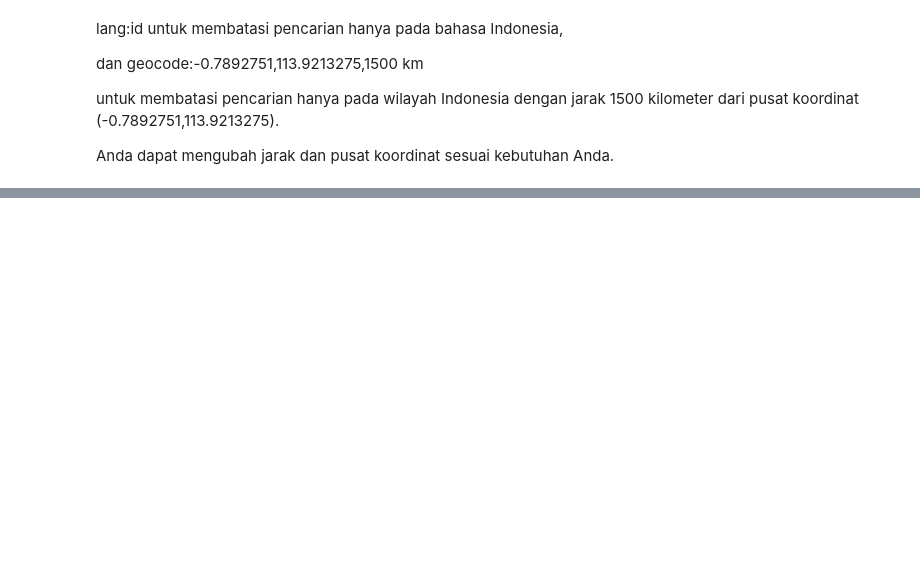
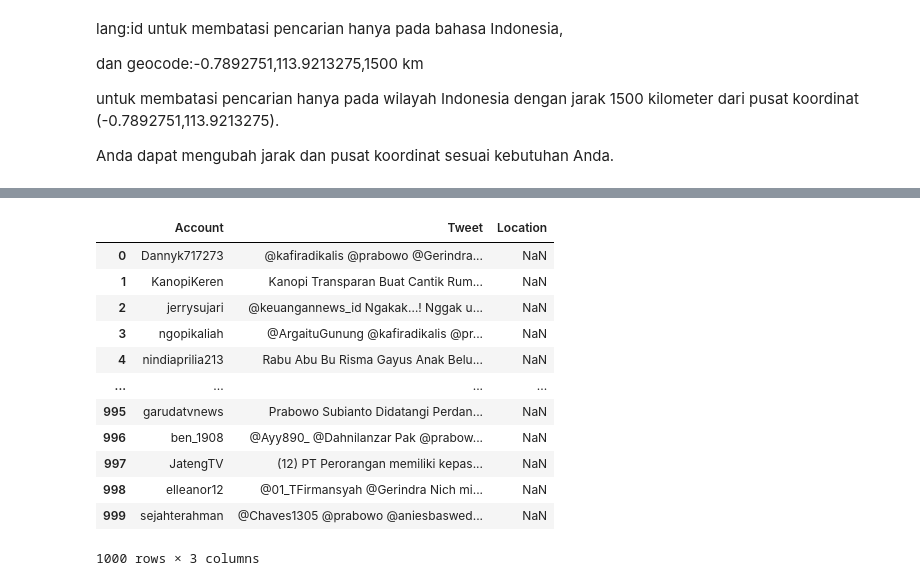
Before and after one commit to khikisb/prosaindata, a Jupyter notebook: _sources/tugas-prosaindata/Twitter.ipynb, the cells around one changed output, grey strips where cells are left out. Saved outputs shown, nothing was run; the diff lists cells and outputs as text; code cells hidden in the pictures; blank space fills up the shorter version.

```diff
--- a/_sources/tugas-prosaindata/Twitter.ipynb
+++ b/_sources/tugas-prosaindata/Twitter.ipynb
@@ -57,0 +61,21 @@ Anda dapat mengubah jarak dan pusat koordinat sesuai kebutuhan Anda.
+# %%
+import pandas as pd
+# Memuat file CSV sebagai dataframe
+df = pd.read_csv('output.csv')
+# %%
+# Menampilkan dataframe menggunakan fungsi display()
+display(df)
+# %% [output]
+|  | Account | Tweet | Location |
+| 0 | Dannyk717273 | @kafiradikalis @prabowo @Gerindra... | NaN |
+| 1 | KanopiKeren | Kanopi Transparan Buat Cantik Rum... | NaN |
+| 2 | jerrysujari | @keuangannews_id Ngakak…! Nggak u... | NaN |
+| 3 | ngopikaliah | @ArgaituGunung @kafiradikalis @pr... | NaN |
+| 4 | nindiaprilia213 | Rabu Abu Bu Risma Gayus Anak Belu... | NaN |
+| ... | ... | ... | ... |
+| 995 | garudatvnews | Prabowo Subianto Didatangi Perdan... | NaN |
+| 996 | ben_1908 | @Ayy890_ @Dahnilanzar Pak @prabow... | NaN |
+| 997 | JatengTV | (12) PT Perorangan memiliki kepas... | NaN |
+| 998 | elleanor12 | @01_TFirmansyah @Gerindra Nich mi... | NaN |
+| 999 | sejahterahman | @Chaves1305 @prabowo @aniesbaswed... | NaN |
+1000 rows × 3 columns
```
Also changed, not shown: parts of 4 cells of this notebook, 16 other files.
